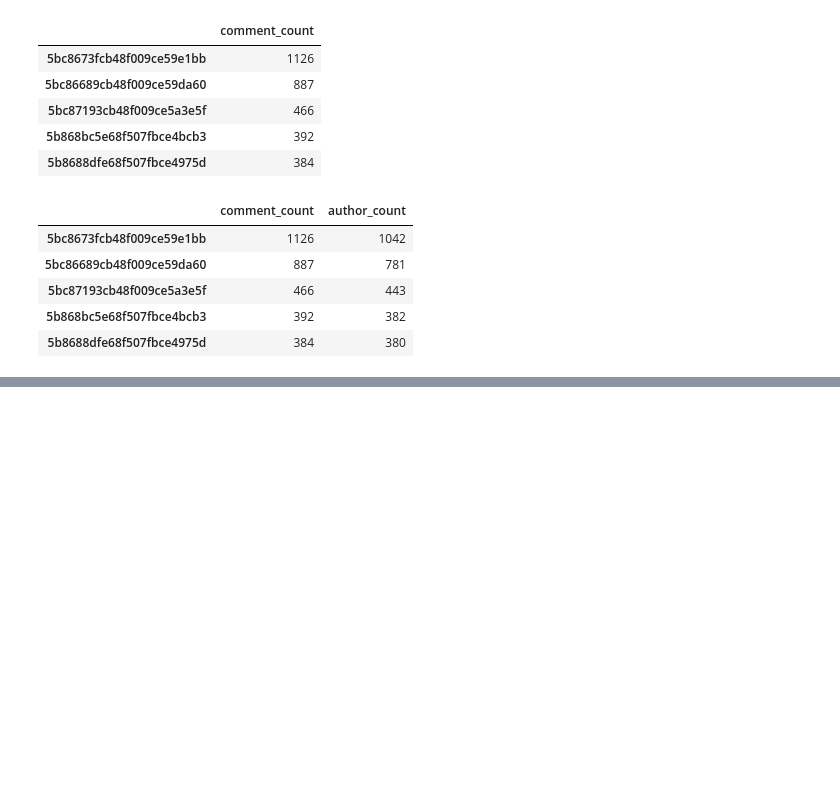
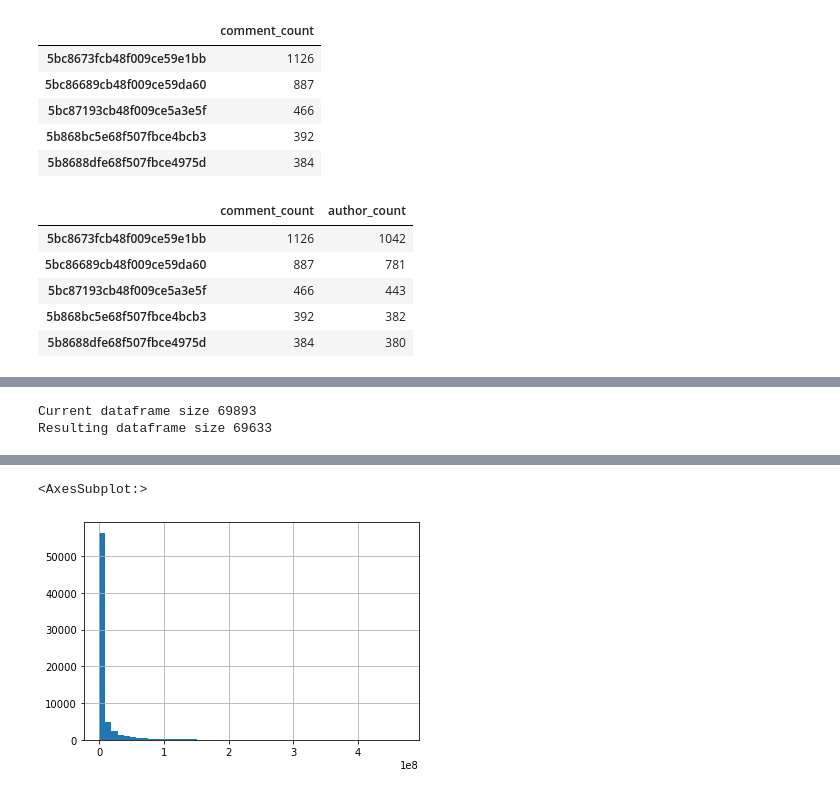
Before and after one commit to JaccoKiezebrink/2IMP40, a Jupyter notebook: DataCollection.ipynb, the cells around one changed output, grey strips where cells are left out. Saved outputs shown, nothing was run; the diff lists cells and outputs as text; code cells hidden in the pictures; blank space fills up the shorter version.

```diff
--- a/DataCollection.ipynb
+++ b/DataCollection.ipynb
@@ -348,0 +334,3 @@ df = pd.merge(df, issue_comment_data, left_on='_id', right_index=True)
+# %%
+# Continue with only resolved issues
+df = df[df['resolution'] == resolved_val]
@@ -348,0 +375,22 @@ df = pd.merge(df, issue_comment_data, left_on='_id', right_index=True)
+# %%
+# put all new value in strings
+dfTime['old_value'] = dfTime['old_value'].astype(str)
+dfTime['new_value'] = dfTime['new_value'].astype(str)
+dfTime = dfTime[dfTime['old_value'] != dfTime['new_value']] # double check to exclude events which don't change anything
+dfTime = dfTime[dfTime['new_value'].isin(resolved_equivs)]  # filter new values to only contain resolved values
+dfTime['time_diff'] = dfTime['created_at'] - dfTime['issue_created_at']  # Compute the difference between the issue creation time and the resolving time
+# %%
+# Trivially, there may be duplicates, of which we will simply take the max time we want the time of the latest event
+dfTime = dfTime.groupby(['issue_id'], as_index=False)['time_diff'].max()
+# %%
+print("Current dataframe size", len(df.index))
+df_combined = pd.merge(left=df, right=dfTime[['issue_id', 'time_diff']], how='inner', left_on='_id', right_on='issue_id')
+print("Resulting dataframe size", len(df_combined.index))
+# %% [output]
+Current dataframe size 69893
+Resulting dataframe size 69633
+# %%
+# Distribution
+print("Median", df_combined['time_diff'].median())
+df_combined['time_diff'].dt.total_seconds().hist(bins=50)
+# %% [output]
@@ -348,0 +398,2 @@ df = pd.merge(df, issue_comment_data, left_on='_id', right_index=True)
+<AxesSubplot:>
+[figure, added]
```
Also changed, not shown: parts of 38 cells of this notebook, 3 other files.
